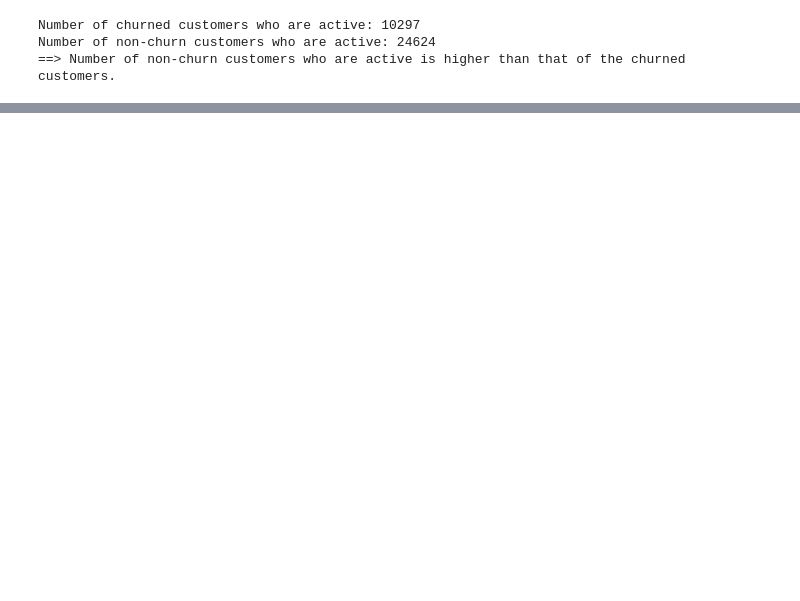
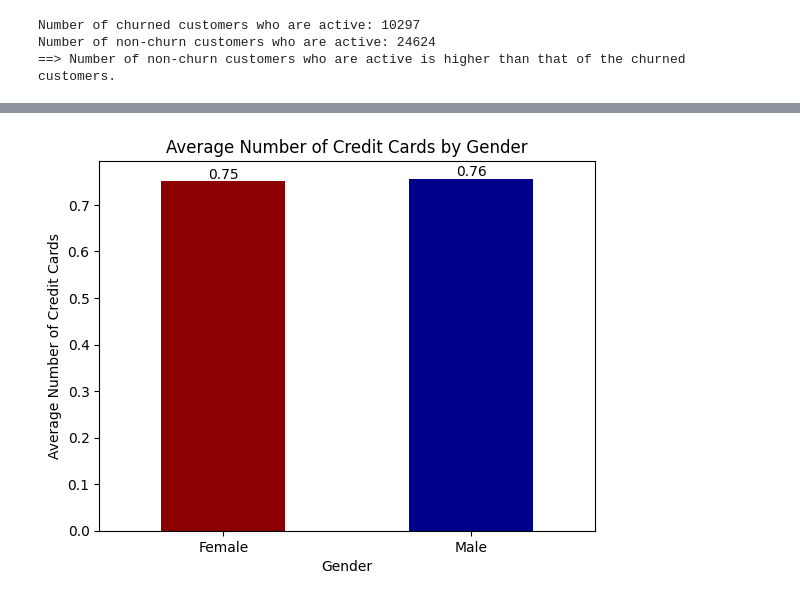
Before and after one commit to alfredkondoro/K_Competition---PlaygroundS4E1, a Jupyter notebook: k-competition-playgrounds4e1.ipynb, the cells around one changed output, grey strips where cells are left out. Drawn from its saved outputs; the diff is of its cells as text; code cells hidden in the pictures; blank space fills up the shorter version.

```diff
--- a/k-competition-playgrounds4e1.ipynb
+++ b/k-competition-playgrounds4e1.ipynb
@@ -292,0 +370,15 @@ Number of non-churn customers who are active: 24624
+# %%
+avg_credit_cards_by_gender = traindf.groupby('Gender')['HasCrCard'].mean()
+
+ax = avg_credit_cards_by_gender.plot(kind='bar', color=['darkred', 'darkblue'])
+plt.title('Average Number of Credit Cards by Gender')
+plt.xlabel('Gender')
+plt.ylabel('Average Number of Credit Cards')
+plt.xticks(rotation=0)
+
+for i, val in enumerate(avg_credit_cards_by_gender):
+    ax.text(i, val, str(round(val, 2)), ha='center', va='bottom')
+
+plt.show()
+# %% [output]
+[figure, added]
```
Also changed, not shown: parts of 62 cells of this notebook.
